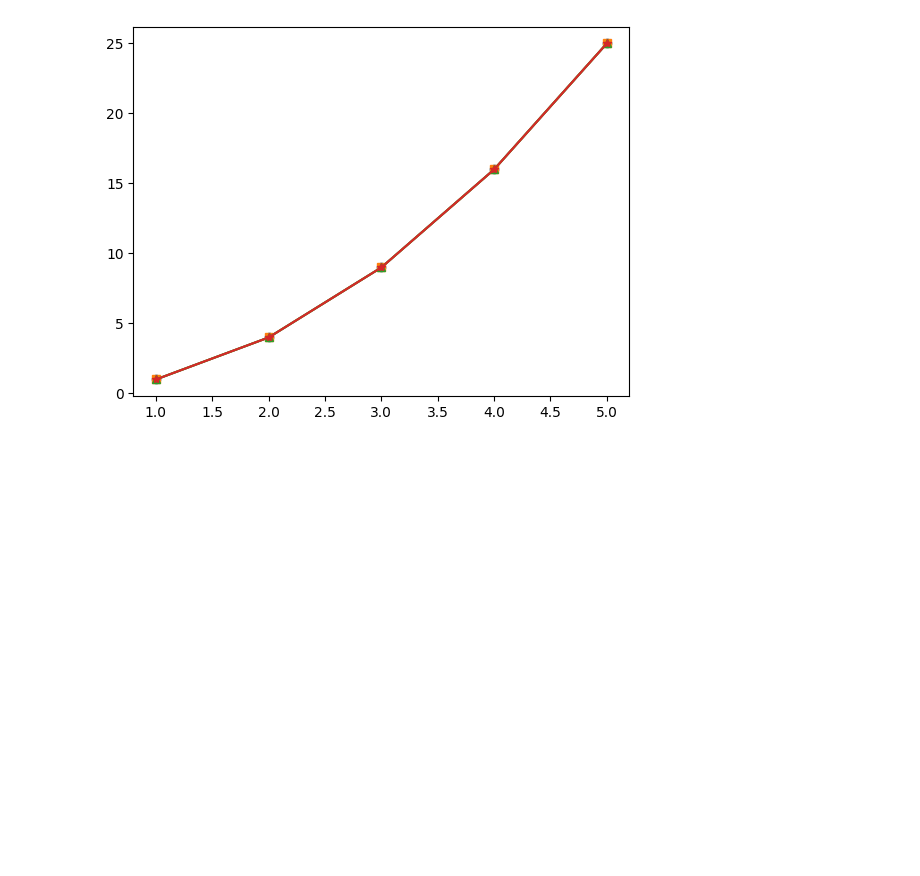
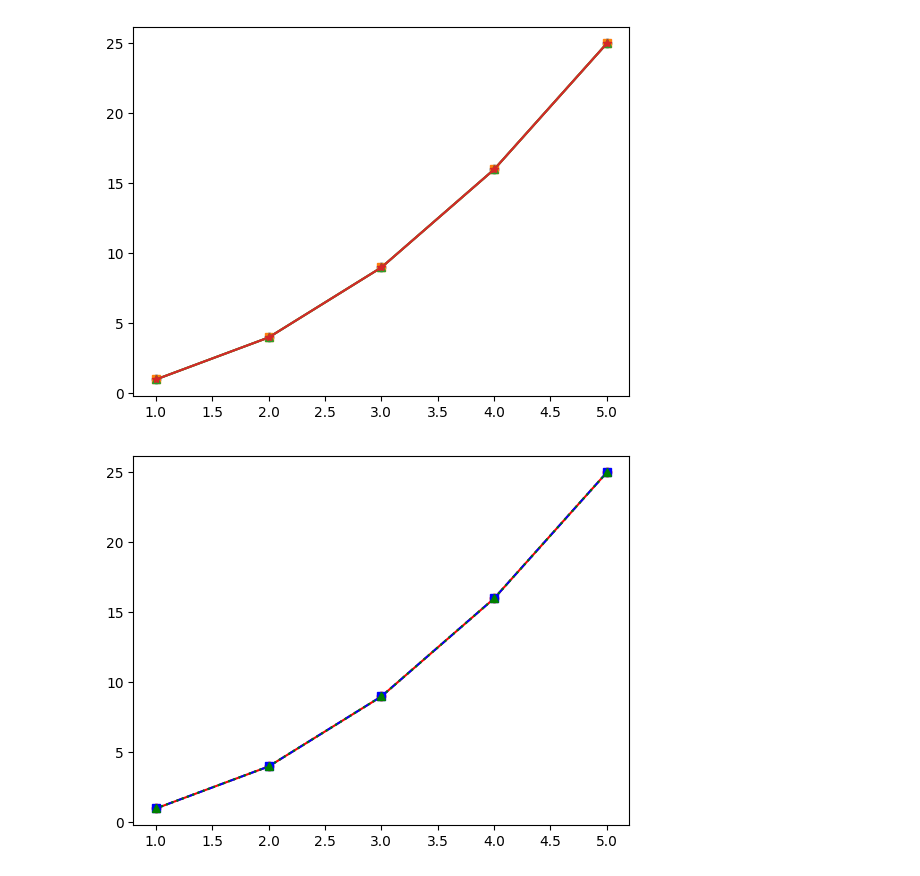
Before and after one commit to Subodhoraw/Python-revive, a Jupyter notebook: Q&A/python_details/matplotlibd/basicsmatplot.ipynb, the cells around one changed output. Drawn from its saved outputs; the diff is of its cells as text; code cells hidden in the pictures; blank space fills up the shorter version.

```diff
--- a/Q&A/python_details/matplotlibd/basicsmatplot.ipynb
+++ b/Q&A/python_details/matplotlibd/basicsmatplot.ipynb
@@ -185,3 +185,15 @@ plt.plot(x,y,marker = '*')
 plt.savefig('hel_marker.svg')
 # %% [output]
 [figure]
+# %%
+x = [1, 2, 3, 4, 5]
+y = [1, 4, 9, 16, 25]
+
+# Format: [marker][line][color]
+plt.plot(x, y, 'ro-')    # Red circles with solid line
+plt.plot(x, y, 'bs--')   # Blue squares with dashed line
+plt.plot(x, y, 'g^:')    # Green triangles with dotted line
+
+plt.show()
+# %% [output]
+[figure, added]
```
